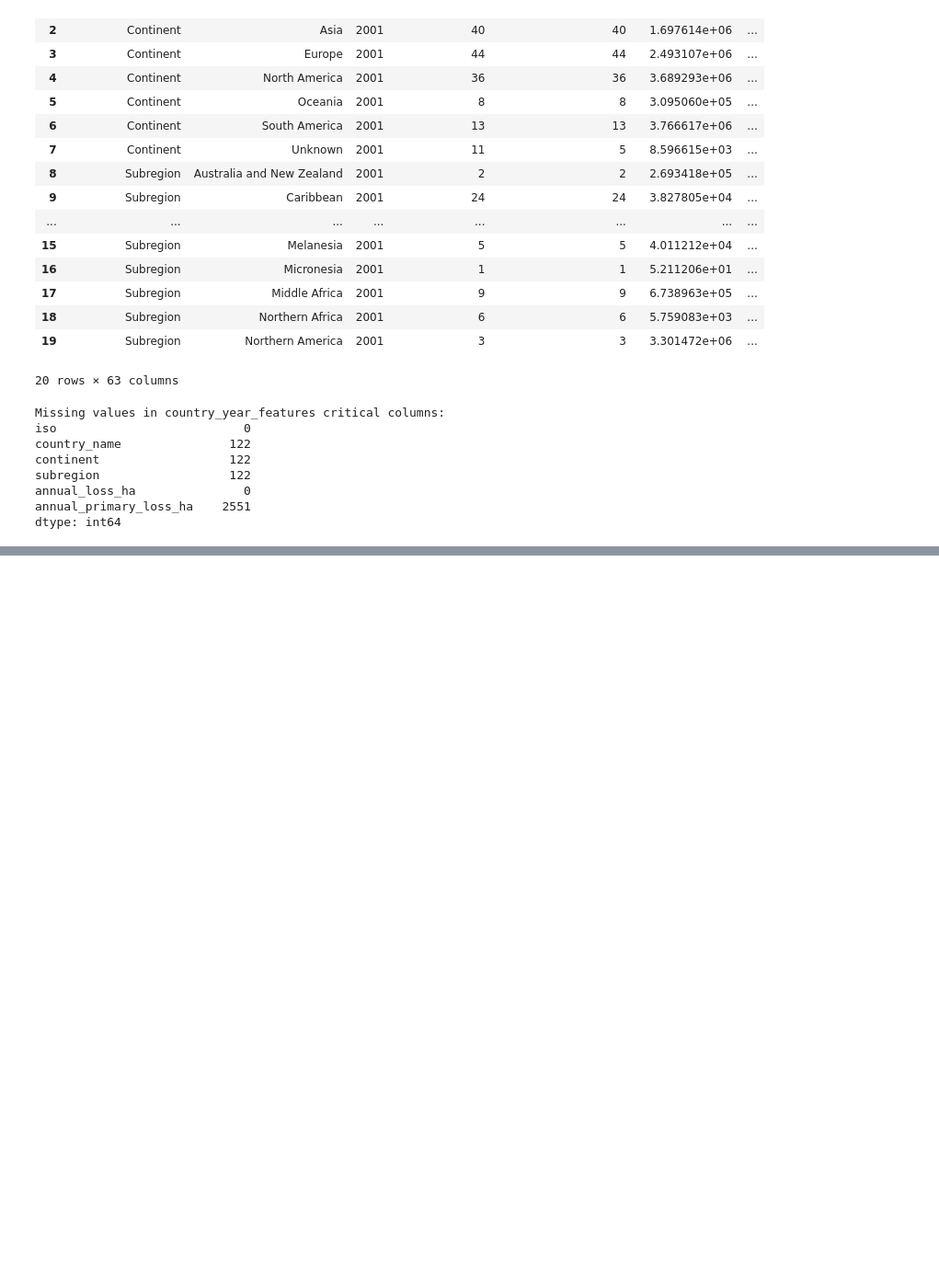
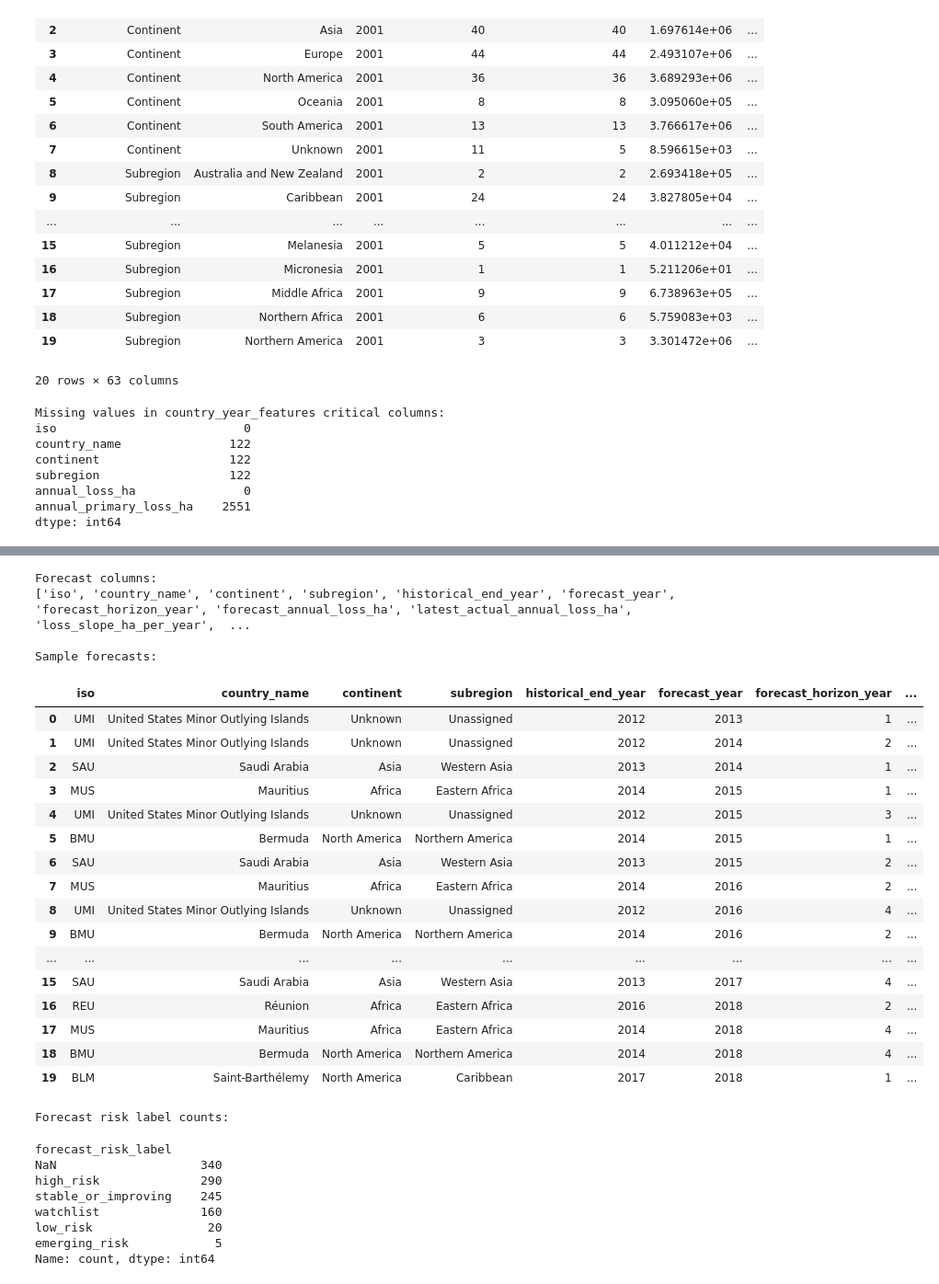
Before and after one commit to CH-CHISAKA/GlobalForestAnalysis, a Jupyter notebook: world_forest_distribution.ipynb, the cells around one changed output, grey strips where cells are left out. Shown at 92% size. Drawn from its saved outputs; the diff is of its cells as text; code cells hidden in the pictures; blank space fills up the shorter version.

Commit message:
predictive and statistical outputs

```diff
--- a/world_forest_distribution.ipynb
+++ b/world_forest_distribution.ipynb
@@ -1846,0 +2290,19 @@ plt.show()
+# %%
+# =========================================================
+# STEP 8: BUILD PREDICTIVE OUTPUTS
+# =========================================================
+
+pab = PredictiveAnalyticsBuilder()
+
+trend_summary = pab.build_trend_summary(
+    country_year_features=country_year_features,
+    region_aggregates=region_aggregates
+)
+
+forecasts = pab.build_country_forecasts(
+    country_year_features=country_year_features,
+    forecast_horizon=5
+)
+
+print("trend_summary shape:", trend_summary.shape)
+print("forecasts shape:", forecasts.shape)
@@ -1846,0 +2362,43 @@ plt.show()
+# %%
+# ---------------------------------------------------------
+# FORECAST INSPECTION
+# ---------------------------------------------------------
+print("Forecast columns:")
+print(forecasts.columns.tolist())
+
+print("\nSample forecasts:")
+display(forecasts.head(20))
+
+print("\nForecast risk label counts:")
+display(forecasts["forecast_risk_label"].value_counts(dropna=False))
+# %% [output]
+Forecast columns:
+['iso', 'country_name', 'continent', 'subregion', 'historical_end_year', 'forecast_year', 'forecast_horizon_year', 'forecast_annual_loss_ha', 'latest_actual_annual_loss_ha', 'loss_slope_ha_per_year',  ...
+
+Sample forecasts:
+|  | iso | country_name | continent | subregion | historical_end_year | forecast_year | forecast_horizon_year | ... |
+| 0 | UMI | United States Minor Outlying Islands | Unknown | Unassigned | 2012 | 2013 | 1 | ... |
+| 1 | UMI | United States Minor Outlying Islands | Unknown | Unassigned | 2012 | 2014 | 2 | ... |
+| 2 | SAU | Saudi Arabia | Asia | Western Asia | 2013 | 2014 | 1 | ... |
+| 3 | MUS | Mauritius | Africa | Eastern Africa | 2014 | 2015 | 1 | ... |
+| 4 | UMI | United States Minor Outlying Islands | Unknown | Unassigned | 2012 | 2015 | 3 | ... |
+| 5 | BMU | Bermuda | North America | Northern America | 2014 | 2015 | 1 | ... |
+| 6 | SAU | Saudi Arabia | Asia | Western Asia | 2013 | 2015 | 2 | ... |
+| 7 | MUS | Mauritius | Africa | Eastern Africa | 2014 | 2016 | 2 | ... |
+| 8 | UMI | United States Minor Outlying Islands | Unknown | Unassigned | 2012 | 2016 | 4 | ... |
+| 9 | BMU | Bermuda | North America | Northern America | 2014 | 2016 | 2 | ... |
+| ... | ... | ... | ... | ... | ... | ... | ... | ... |
+| 15 | SAU | Saudi Arabia | Asia | Western Asia | 2013 | 2017 | 4 | ... |
+| 16 | REU | Réunion | Africa | Eastern Africa | 2016 | 2018 | 2 | ... |
+| 17 | MUS | Mauritius | Africa | Eastern Africa | 2014 | 2018 | 4 | ... |
+| 18 | BMU | Bermuda | North America | Northern America | 2014 | 2018 | 4 | ... |
+| 19 | BLM | Saint-Barthélemy | North America | Caribbean | 2017 | 2018 | 1 | ... |
+Forecast risk label counts:
+forecast_risk_label
+NaN                    340
+high_risk              290
+stable_or_improving    245
+watchlist              160
+low_risk                20
+emerging_risk            5
+Name: count, dtype: int64
```
Also changed, not shown: parts of 17 cells of this notebook.
